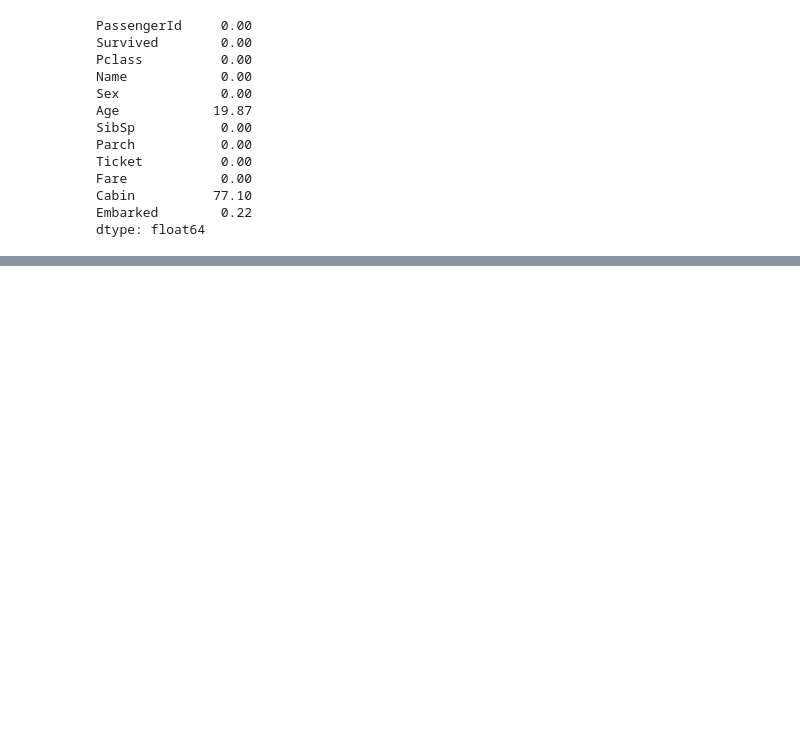
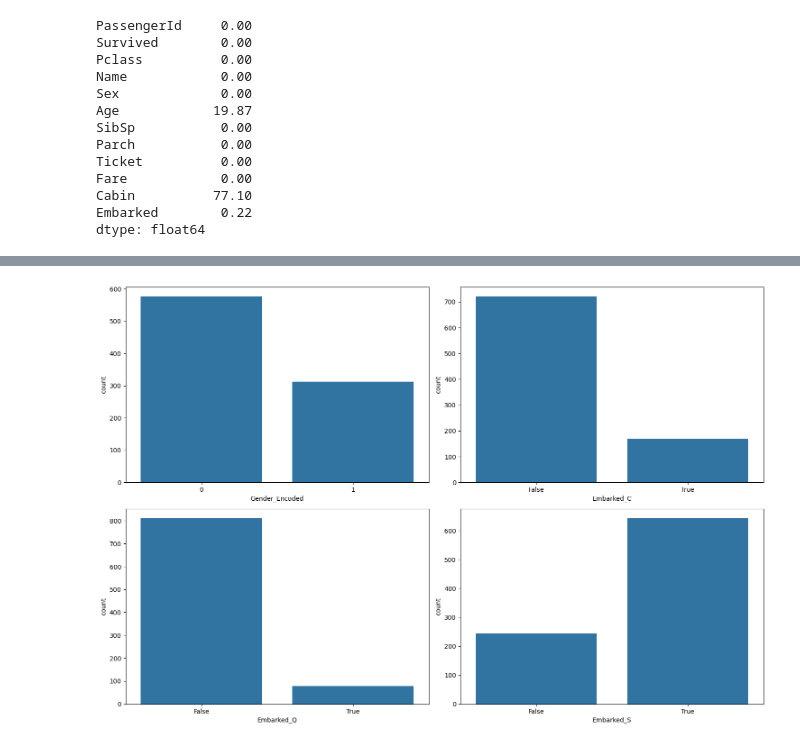
Before and after one commit to Wacky42/titanic-kaggle, a Jupyter notebook: Titanic.ipynb, the cells around one changed output, grey strips where cells are left out. Cells and saved outputs as stored; diff of their text form; code cells hidden in the pictures; blank space fills up the shorter version.

```diff
--- a/Titanic.ipynb
+++ b/Titanic.ipynb
@@ -143,0 +299,10 @@ dtype: int64
+# %%
+df3 =  df[['Gender_Encoded', 'Embarked_C', 'Embarked_Q', 'Embarked_S']]
+plt.figure(figsize=(15, 10))
+
+for i, col in enumerate(df3):
+    ax = plt.subplot(2, 2, i+1)
+    sns.countplot(data=df, x=col, ax=ax)
+plt.tight_layout()
+# %% [output]
+[figure, added]
```
Also changed, not shown: parts of 30 cells of this notebook, 1 other file.
